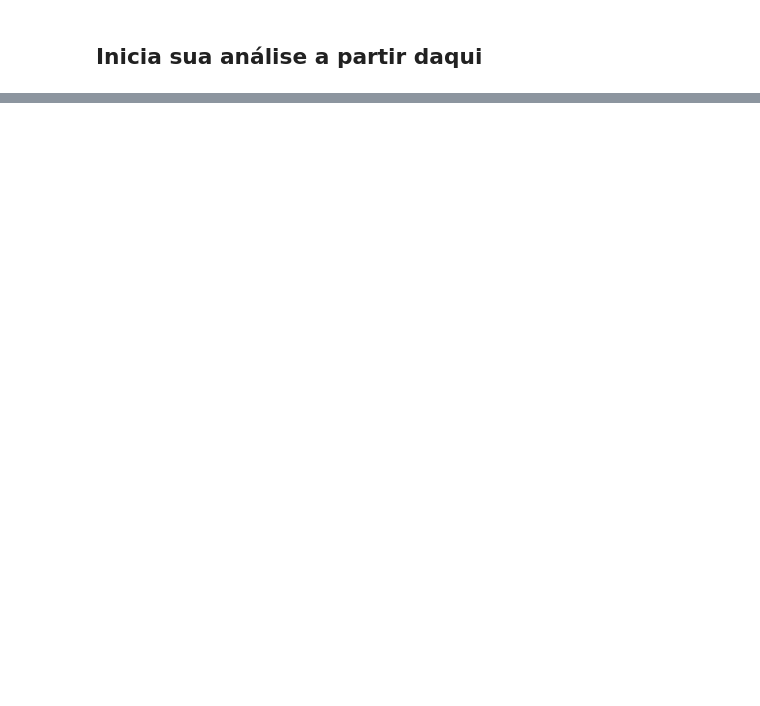
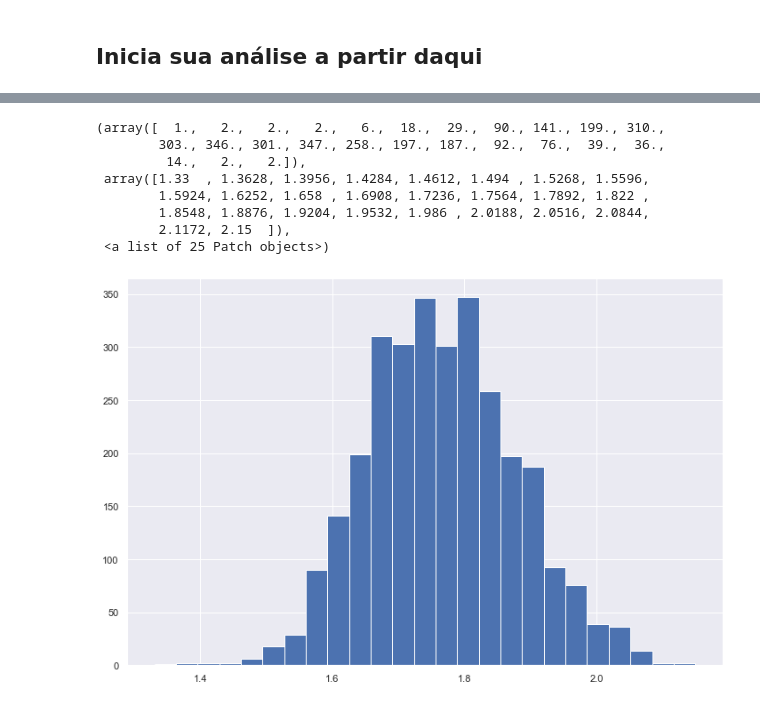
Before and after one commit to brunalimap/AceleraDev_DataScience, a Jupyter notebook: Semana 5/main.ipynb, the cells around one changed output, grey strips where cells are left out. Saved outputs shown, nothing was run; the diff lists cells and outputs as text; code cells hidden in the pictures; blank space fills up the shorter version.

```diff
--- a/Semana 5/main.ipynb
+++ b/Semana 5/main.ipynb
@@ -131,0 +140,5 @@ pca.explained_variance_ratio_[0]
+# %%
+significancia = 0.05
+sample_height = get_sample(df, 'height', 3000)
+test_shapiro = sct.shapiro(sample_height)
+test_shapiro[1] >= significancia
@@ -162,0 +164,12 @@ pca.n_components_
+# %%
+plt.hist(sample_height, bins=25)
+# %% [output]
+(array([  1.,   2.,   2.,   2.,   6.,  18.,  29.,  90., 141., 199., 310.,
+        303., 346., 301., 347., 258., 197., 187.,  92.,  76.,  39.,  36.,
+         14.,   2.,   2.]),
+ array([1.33  , 1.3628, 1.3956, 1.4284, 1.4612, 1.494 , 1.5268, 1.5596,
+        1.5924, 1.6252, 1.658 , 1.6908, 1.7236, 1.7564, 1.7892, 1.822 ,
+        1.8548, 1.8876, 1.9204, 1.9532, 1.986 , 2.0188, 2.0516, 2.0844,
+        2.1172, 2.15  ]),
+ <a list of 25 Patch objects>)
+[figure, added]
```
Also changed, not shown: parts of 70 cells of this notebook.
